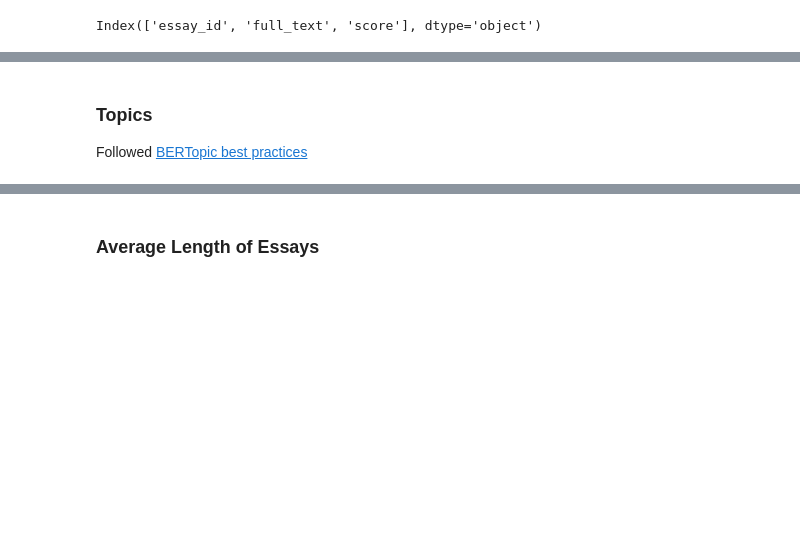
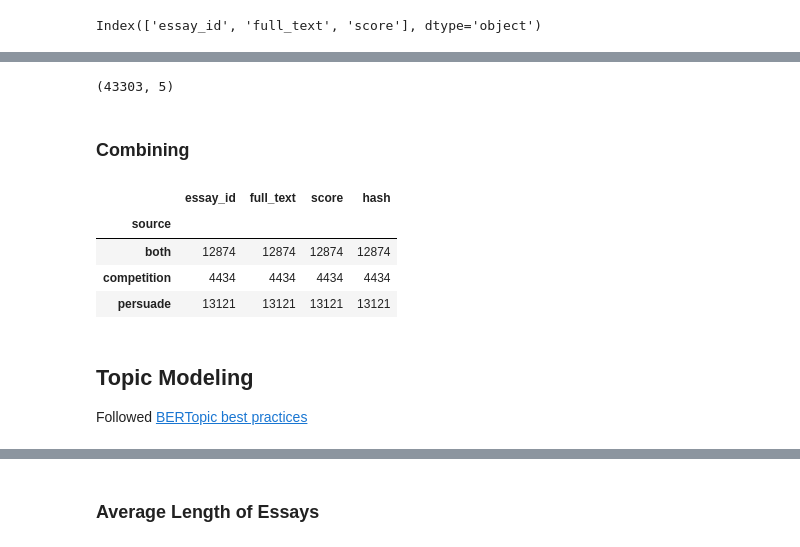
Before and after one commit to Shakleen/Kaggle-Automated-Essay-Scoring, a Jupyter notebook: notebooks/eda.ipynb, the cells around one changed output, grey strips where cells are left out. Saved outputs shown, nothing was run; the diff lists cells and outputs as text; code cells hidden in the pictures; blank space fills up the shorter version.

Commit message:
Integrate persuade 2.0

```diff
--- a/notebooks/eda.ipynb
+++ b/notebooks/eda.ipynb
@@ -38,0 +49,27 @@ test_df["full_text"] = test_df["full_text"].map(lambda x: x.strip())
+# %%
+def hash_string(str):
+    return hashlib.sha256(str.encode()).hexdigest()
+
+train_df["hash"] = train_df["full_text"].map(lambda x: hash_string(x))
+persuade_df["hash"] = persuade_df["full_text"].map(lambda x: hash_string(x))
+# %%
+train_df["source"] = "competition"
+persuade_df["source"] = "persuade"
+# %%
+combined_df = pd.concat([train_df, persuade_df], ignore_index=True)
+combined_df.shape
+# %% [output]
+(43303, 5)
+# %% [markdown]
+### Combining
+# %%
+combined_df.loc[combined_df.duplicated(subset="hash", keep=False), "source"] = "both"
+combined_df.drop_duplicates("hash", inplace=True)
+# %%
+combined_df.groupby("source").count()
+# %% [output]
+|  | essay_id | full_text | score | hash |
+| source |  |  |  |  |
+| both | 12874 | 12874 | 12874 | 12874 |
+| competition | 4434 | 4434 | 4434 | 4434 |
+| persuade | 13121 | 13121 | 13121 | 13121 |
@@ -39,5 +78,5 @@ test_df["full_text"] = test_df["full_text"].map(lambda x: x.strip())
 # %% [markdown]
-### Topics
+## Topic Modeling
 
 Followed [BERTopic best practices](https://maartengr.github.io/BERTopic/getting_started/best_practices/best_practices.html#additional-representations)
 # %%
```
Also changed, not shown: parts of 29 cells of this notebook, 6 other files.
